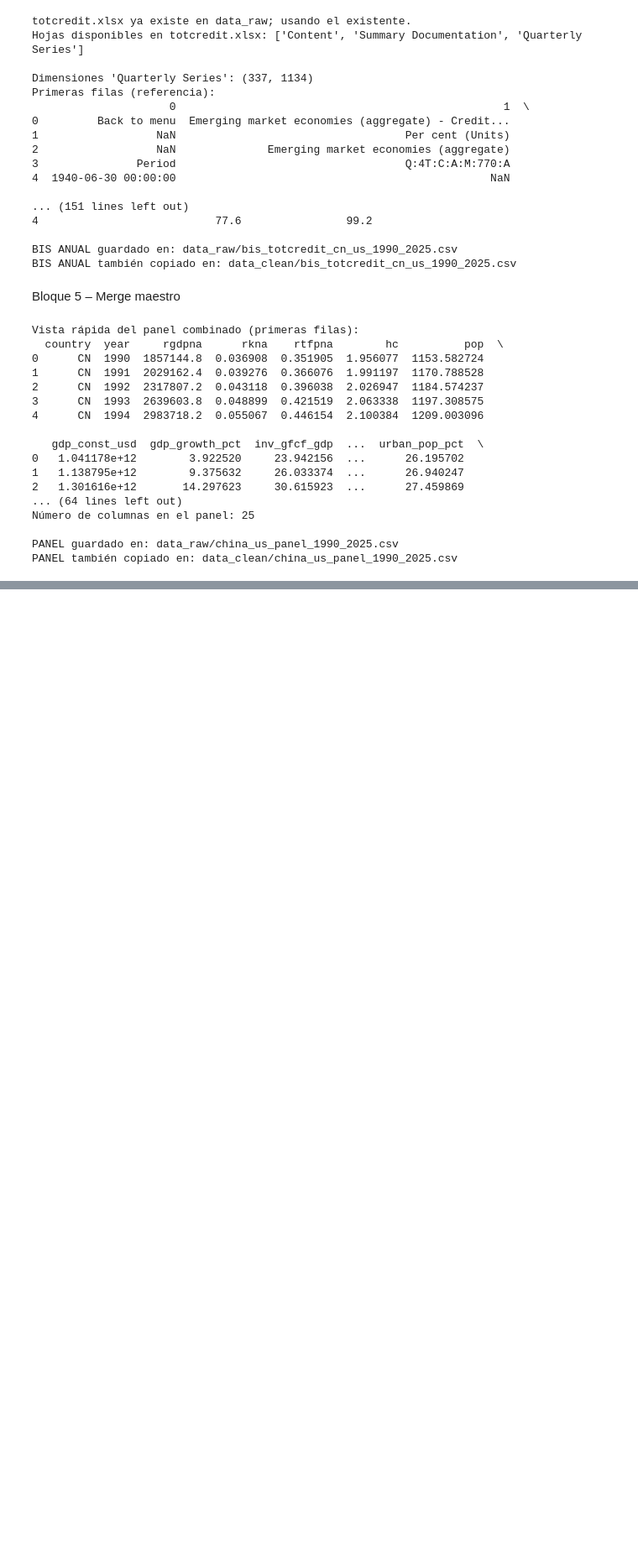
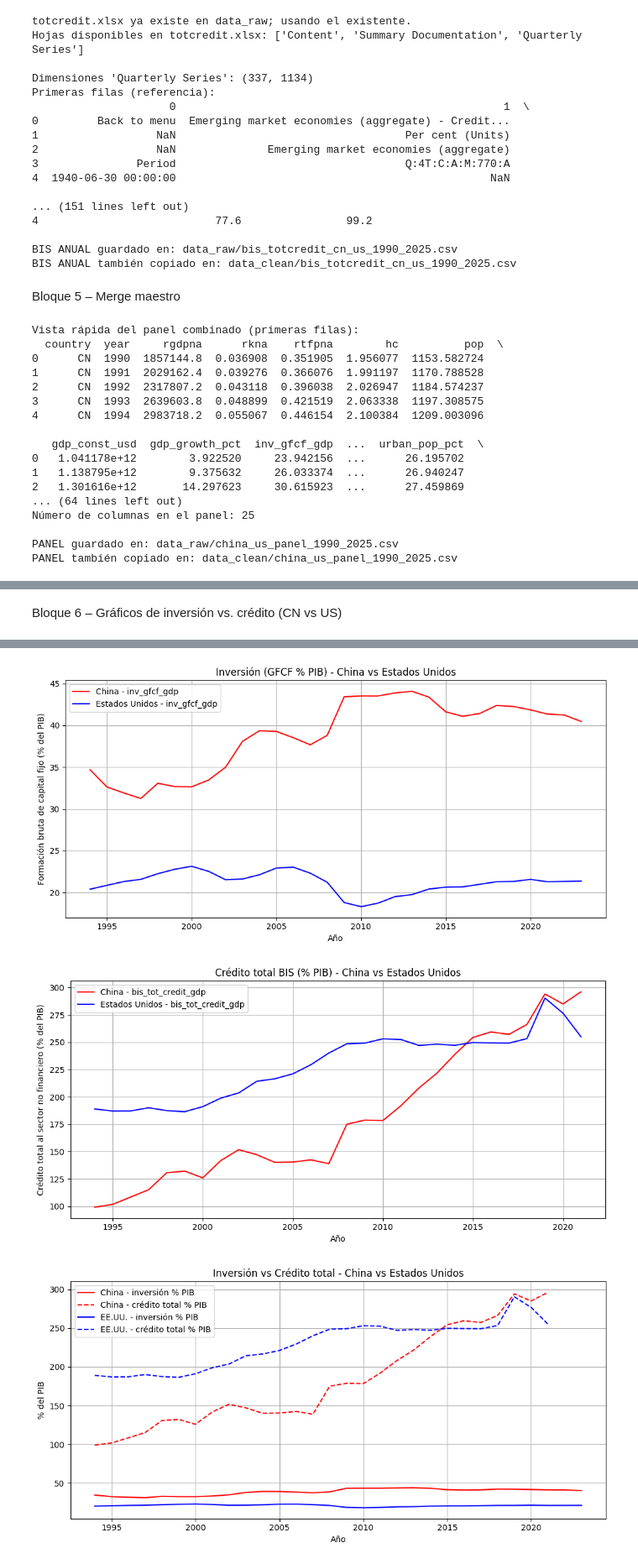
Before and after one commit to chavezaltamirano-ui/Growth-Models-in-Comparative, a Jupyter notebook: 1Growth_Models_in_Comparative_Perspective.ipynb, the cells around one changed output, grey strips where cells are left out. Shown at 84% size. Saved outputs shown, nothing was run; the diff lists cells and outputs as text; code cells hidden in the pictures; blank space fills up the shorter version.

```diff
--- a/1Growth_Models_in_Comparative_Perspective.ipynb
+++ b/1Growth_Models_in_Comparative_Perspective.ipynb
@@ -562,0 +628,76 @@ PANEL también copiado en: data_clean/china_us_panel_1990_2025.csv
+# %% [markdown]
+Bloque 6 – Gráficos de inversión vs. crédito (CN vs US)
+# %%
+# ============================================
+# BLOQUE GRÁFICOS - Inversión vs Crédito (CN vs US)
+# Usa china_us_panel_1990_2025.csv
+# ============================================
+
+import pandas as pd
+import matplotlib.pyplot as plt
+import os
+
+panel_path = "data_clean/china_us_panel_1990_2025.csv"
+if not os.path.exists(panel_path):
+    raise FileNotFoundError(f"No se encontró el panel en {panel_path}")
+
+df_panel = pd.read_csv(panel_path)
+
+# Opcional: restringir a rango con más datos completos (por ejemplo 1994–2023)
+df_panel = df_panel[df_panel["year"].between(1994, 2023)]
+
+# Separar China y Estados Unidos
+cn = df_panel[df_panel["country"] == "CN"].copy()
+us = df_panel[df_panel["country"] == "US"].copy()
+
+# Comprobación rápida de columnas disponibles
+print("Columnas disponibles en el panel:")
+print(df_panel.columns)
+
+# ============================================
+# Gráfico 1: Inversión (GFCF % PIB) en CN y US
+# ============================================
+
+plt.figure(figsize=(10, 5))
+plt.plot(cn["year"], cn["inv_gfcf_gdp"], label="China - inv_gfcf_gdp", color="red")
+plt.plot(us["year"], us["inv_gfcf_gdp"], label="Estados Unidos - inv_gfcf_gdp", color="blue")
+plt.xlabel("Año")
+plt.ylabel("Formación bruta de capital fijo (% del PIB)")
+plt.title("Inversión (GFCF % PIB) - China vs Estados Unidos")
+plt.legend()
+plt.grid(True)
+plt.tight_layout()
+plt.show()
+
+# ============================================
+# Gráfico 2: Crédito total BIS (% PIB) en CN y US
+# ============================================
+
+plt.figure(figsize=(10, 5))
+plt.plot(cn["year"], cn["bis_tot_credit_gdp"], label="China - bis_tot_credit_gdp", color="red")
+plt.plot(us["year"], us["bis_tot_credit_gdp"], label="Estados Unidos - bis_tot_credit_gdp", color="blue")
+plt.xlabel("Año")
+plt.ylabel("Crédito total al sector no financiero (% del PIB)")
+plt.title("Crédito total BIS (% PIB) - China vs Estados Unidos")
+plt.legend()
+plt.grid(True)
+plt.tight_layout()
+plt.show()
+
+# ============================================
+# Gráfico 3 (opcional): Inversión vs crédito en un mismo eje
+# ============================================
+
+plt.figure(figsize=(10, 5))
+plt.plot(cn["year"], cn["inv_gfcf_gdp"], label="China - inversión % PIB", color="red", linestyle="-")
+plt.plot(cn["year"], cn["bis_tot_credit_gdp"], label="China - crédito total % PIB", color="red", linestyle="--")
+plt.plot(us["year"], us["inv_gfcf_gdp"], label="EE.UU. - inversión % PIB", color="blue", linestyle="-")
+plt.plot(us["year"], us["bis_tot_credit_gdp"], label="EE.UU. - crédito total % PIB", color="blue", linestyle="--")
+plt.xlabel("Año")
+plt.ylabel("% del PIB")
+plt.title("Inversión vs Crédito total - China vs Estados Unidos")
+plt.legend()
+plt.grid(True)
+plt.tight_layout()
+plt.show()
+# %% [output]
@@ -562,0 +713,3 @@ PANEL también copiado en: data_clean/china_us_panel_1990_2025.csv
+[figure, added]
+[figure, added]
+[figure, added]
```
Also changed, not shown: parts of 10 cells of this notebook.
